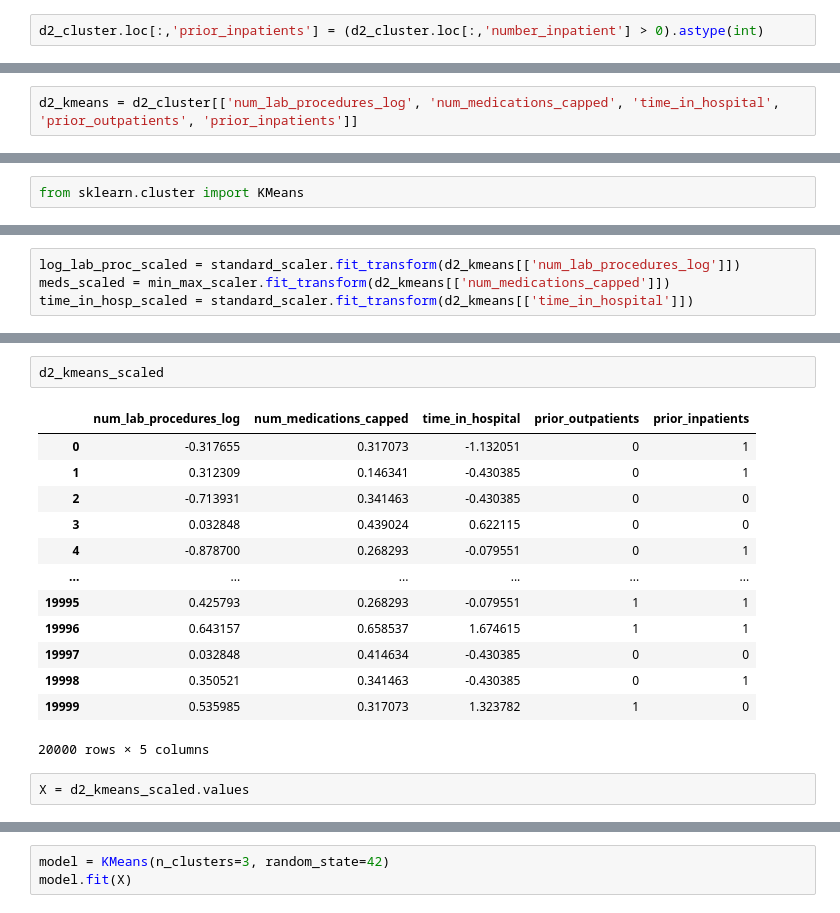
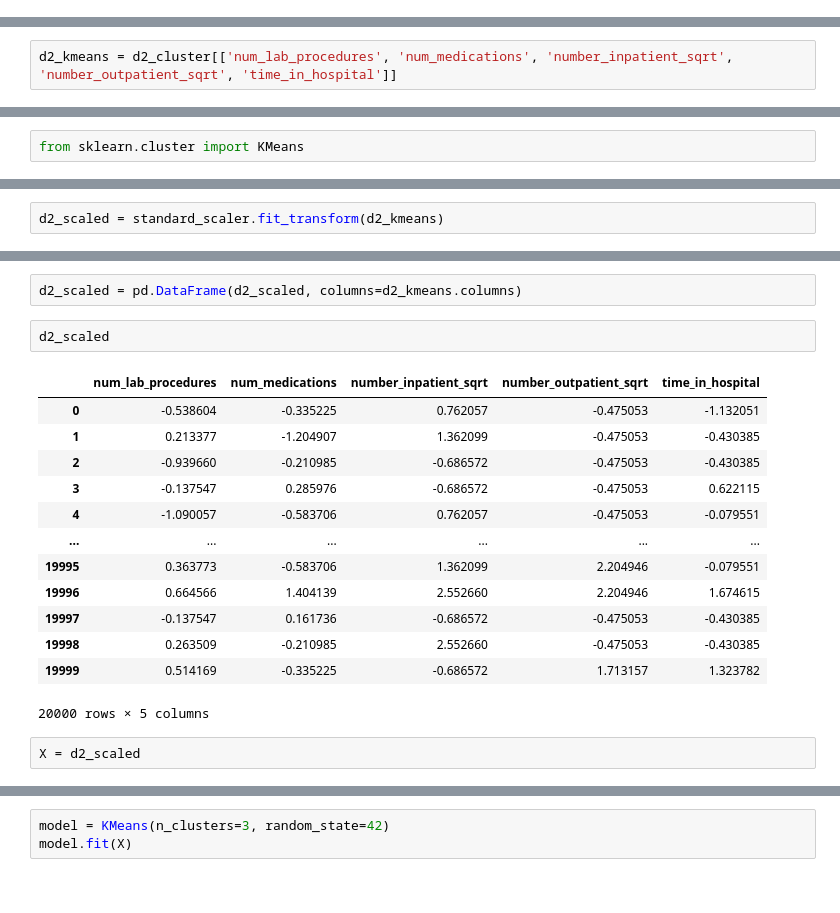
Before and after one commit to johnmarquess/IFN509, a Jupyter notebook: Assignment 2/clustering.ipynb, the cells around one changed output, grey strips where cells are left out. Saved outputs shown, nothing was run; the diff lists cells and outputs as text.

```diff
--- a/Assignment 2/clustering.ipynb
+++ b/Assignment 2/clustering.ipynb
@@ -124,2 +94,0 @@ See the caveats in the documentation: https://pandas.pydata.org/pandas-docs/stab
-# %%
-d2_cluster.loc[:,'prior_inpatients'] = (d2_cluster.loc[:,'number_inpatient'] > 0).astype(int)
@@ -151,5 +95,5 @@ Name: proportion, dtype: float64
 # %%
-d2_kmeans = d2_cluster[['num_lab_procedures_log', 'num_medications_capped', 'time_in_hospital', 'prior_outpatients', 'prior_inpatients']]
+d2_kmeans = d2_cluster[['num_lab_procedures', 'num_medications', 'number_inpatient_sqrt', 'number_outpatient_sqrt', 'time_in_hospital']]
 # %%
 # plot a correlation matrix for d2_cluster
 corr = d2_kmeans.corr()
@@ -182,5 +125,3 @@ d2_kmeans
 20000 rows × 5 columns
 # %%
-log_lab_proc_scaled = standard_scaler.fit_transform(d2_kmeans[['num_lab_procedures_log']])
-meds_scaled = min_max_scaler.fit_transform(d2_kmeans[['num_medications_capped']])
-time_in_hosp_scaled = standard_scaler.fit_transform(d2_kmeans[['time_in_hospital']])
+d2_scaled = standard_scaler.fit_transform(d2_kmeans)
@@ -194,21 +128,23 @@ d2_kmeans_scaled = pd.DataFrame({'num_lab_procedures_log': log_lab_proc_scaled.f
+# %%
+d2_scaled = pd.DataFrame(d2_scaled, columns=d2_kmeans.columns)
 # %%
-d2_kmeans_scaled
+d2_scaled
 # %% [output]
-|  | num_lab_procedures_log | num_medications_capped | time_in_hospital | prior_outpatients | prior_inpatients |
-| 0 | -0.317655 | 0.317073 | -1.132051 | 0 | 1 |
-| 1 | 0.312309 | 0.146341 | -0.430385 | 0 | 1 |
-| 2 | -0.713931 | 0.341463 | -0.430385 | 0 | 0 |
-| 3 | 0.032848 | 0.439024 | 0.622115 | 0 | 0 |
-| 4 | -0.878700 | 0.268293 | -0.079551 | 0 | 1 |
+|  | num_lab_procedures | num_medications | number_inpatient_sqrt | number_outpatient_sqrt | time_in_hospital |
+| 0 | -0.538604 | -0.335225 | 0.762057 | -0.475053 | -1.132051 |
+| 1 | 0.213377 | -1.204907 | 1.362099 | -0.475053 | -0.430385 |
+| 2 | -0.939660 | -0.210985 | -0.686572 | -0.475053 | -0.430385 |
+| 3 | -0.137547 | 0.285976 | -0.686572 | -0.475053 | 0.622115 |
+| 4 | -1.090057 | -0.583706 | 0.762057 | -0.475053 | -0.079551 |
 | ... | ... | ... | ... | ... | ... |
-| 19995 | 0.425793 | 0.268293 | -0.079551 | 1 | 1 |
-| 19996 | 0.643157 | 0.658537 | 1.674615 | 1 | 1 |
-| 19997 | 0.032848 | 0.414634 | -0.430385 | 0 | 0 |
-| 19998 | 0.350521 | 0.341463 | -0.430385 | 0 | 1 |
-| 19999 | 0.535985 | 0.317073 | 1.323782 | 1 | 0 |
+| 19995 | 0.363773 | -0.583706 | 1.362099 | 2.204946 | -0.079551 |
+| 19996 | 0.664566 | 1.404139 | 2.552660 | 2.204946 | 1.674615 |
+| 19997 | -0.137547 | 0.161736 | -0.686572 | -0.475053 | -0.430385 |
+| 19998 | 0.263509 | -0.210985 | 2.552660 | -0.475053 | -0.430385 |
+| 19999 | 0.514169 | -0.335225 | -0.686572 | 1.713157 | 1.323782 |
 20000 rows × 5 columns
 # %%
-X = d2_kmeans_scaled.values
+X = d2_scaled
 # %%
 clusters = []
 inertia_vals = []
```
Also changed, not shown: parts of 30 cells of this notebook.
